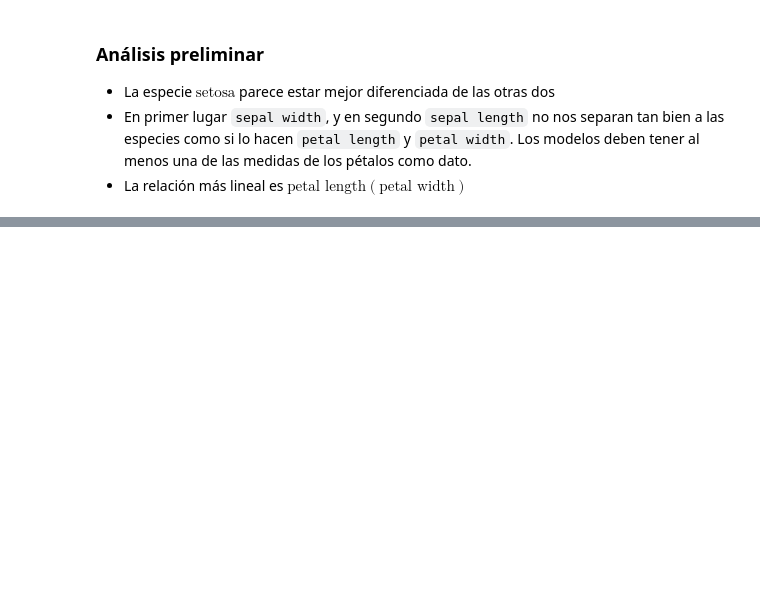
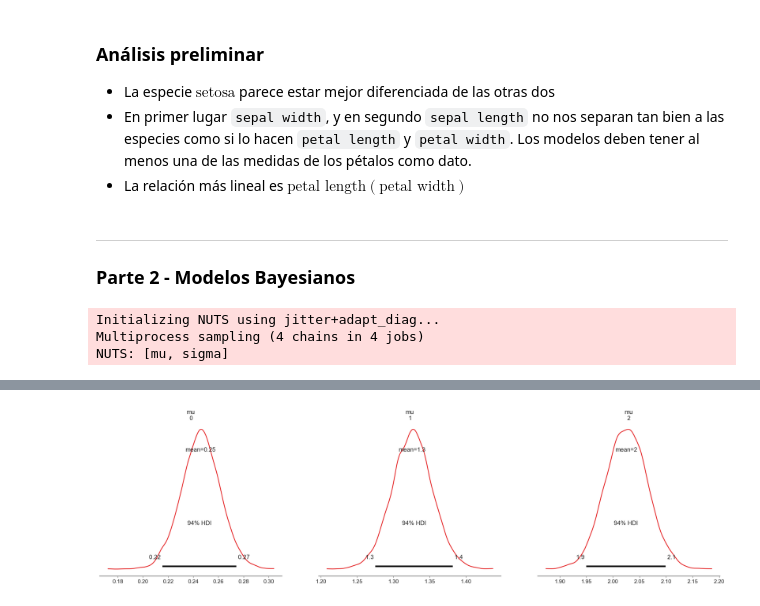
Before and after one commit to jaspina-unsam/tp_integrador_eei2, a Jupyter notebook: notebooks/Parte1.ipynb, the cells around one changed output, grey strips where cells are left out. Drawn from its saved outputs; the diff is of its cells as text; code cells hidden in the pictures; blank space fills up the shorter version.

```diff
--- a/notebooks/Parte1.ipynb
+++ b/notebooks/Parte1.ipynb
@@ -28,7 +30,7 @@ iris['species'] = iris['target'].map({
     0: 'setosa',
     1: 'versicolor',
     2: 'virginica'
-})
+}).astype('category')
 features = [c for c in iris.columns if c not in['target', 'species']]
 iris.info()
 # %% [output]
@@ -183,3 +191,30 @@ plt.show()
 - La especie $\text{setosa}$ parece estar mejor diferenciada de las otras dos
 - En primer lugar `sepal width`, y en segundo `sepal length` no nos separan tan bien a las especies como si lo hacen `petal length` y `petal width`. Los modelos deben tener al menos una de las medidas de los pétalos como dato.
 - La relación más lineal es $\text{petal length}(\text{petal width})$
+# %% [markdown]
+---
+
+### Parte 2 - Modelos Bayesianos
+# %%
+species_idx = iris['target'].values
+y = iris['petal width (cm)'].values
+n_species = len(iris.species.unique())
+
+with pm.Model() as non_hierarchichal_model:
+    mu = pm.Normal('mu', mu=1.2, sigma=3, shape=n_species)
+    sigma = pm.HalfNormal('sigma', sigma=1, shape=n_species)
+
+    y_obs = pm.Normal(
+        'y_obs',
+        mu=mu[species_idx],
+        sigma=sigma[species_idx],
+        observed=y
+    )
+
+    trace_nhm = pm.sample(2000, tune=1000, target_accept=0.9)
+
+az.plot_posterior(trace_nhm, var_names=['mu']);
+# %% [output]
+Initializing NUTS using jitter+adapt_diag...
+Multiprocess sampling (4 chains in 4 jobs)
+NUTS: [mu, sigma]
@@ -185,0 +224 @@ plt.show()
+[figure, added]
```
Also changed, not shown: parts of 4 cells of this notebook.
